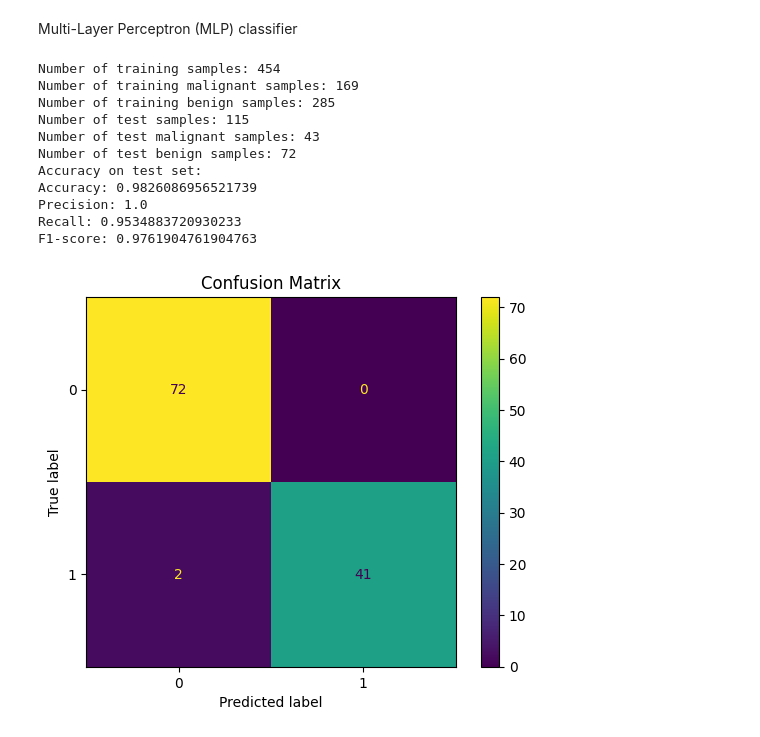
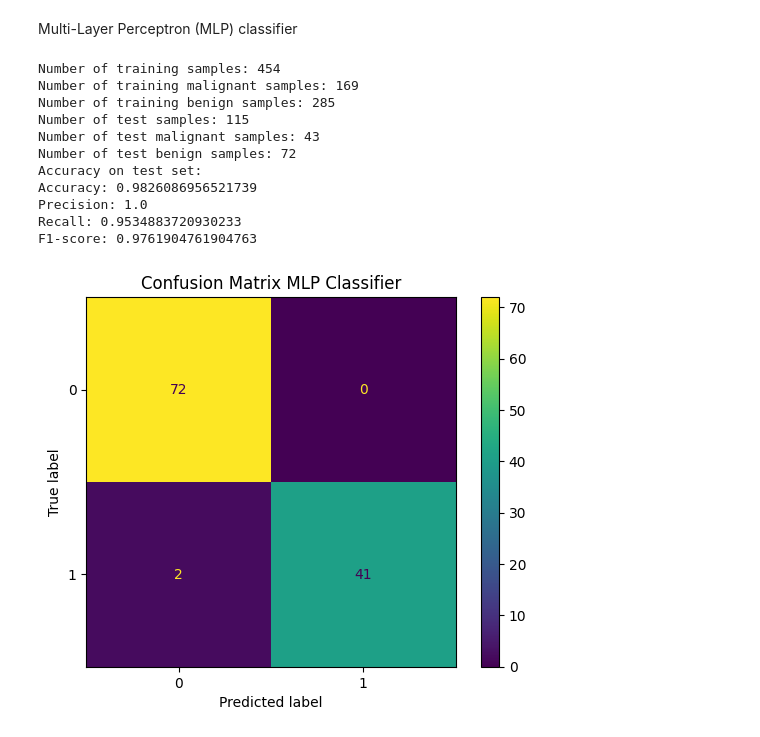
Before and after one commit to CXianRen/DAT410, a Jupyter notebook: Assignment/A4/main.ipynb, the cells around one changed output. Cells and saved outputs as stored; diff of their text form; code cells hidden in the pictures.

```diff
--- a/Assignment/A4/main.ipynb
+++ b/Assignment/A4/main.ipynb
@@ -244,32 +244,32 @@ y_test = pd.concat([y_test_malignant, y_test_benign])
 
 # normalize the training and test set
 # !!! very important!, casuing degree explosion if not normalized
 from sklearn.preprocessing import StandardScaler
 scaler = StandardScaler()
 scaler.fit(X_train)
 X_train = scaler.transform(X_train)
 scaler.fit(X_test)
 X_test = scaler.transform(X_test)
 
 # train the MLP classifier
 mlp_classifier = MLPClassifier(hidden_layer_sizes=(64,32,16),
       max_iter=10000,  activation='relu', solver='adam', random_state=42)
 mlp_classifier.fit(X_train, y_train)
 
 y_pred = mlp_classifier.predict(X_test)
 accuracy = accuracy_score(y_test, y_pred)
 print("Accuracy on test set:")
-print_metrics(y_test, y_pred)
+print_metrics(y_test, y_pred, "MLP Classifier")
 # %% [output]
 Number of training samples: 454
 Number of training malignant samples: 169
 Number of training benign samples: 285
 Number of test samples: 115
 Number of test malignant samples: 43
 Number of test benign samples: 72
 Accuracy on test set:
 Accuracy: 0.9826086956521739
 Precision: 1.0
 Recall: 0.9534883720930233
 F1-score: 0.9761904761904763
-[figure, old version]
+[figure, new version]
```
Also changed, not shown: parts of 2 cells of this notebook.
